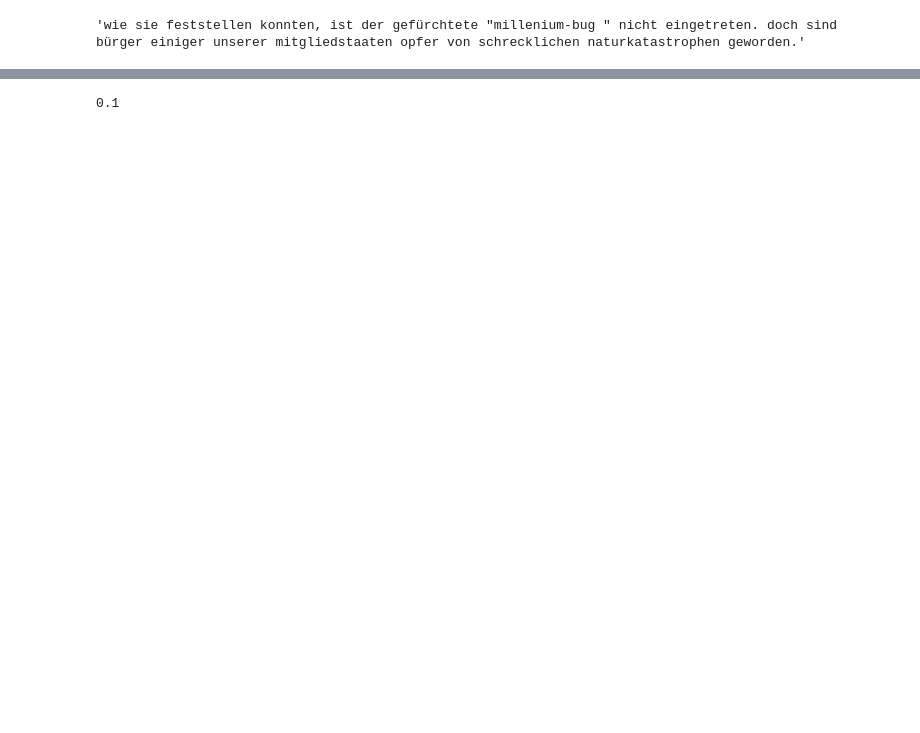
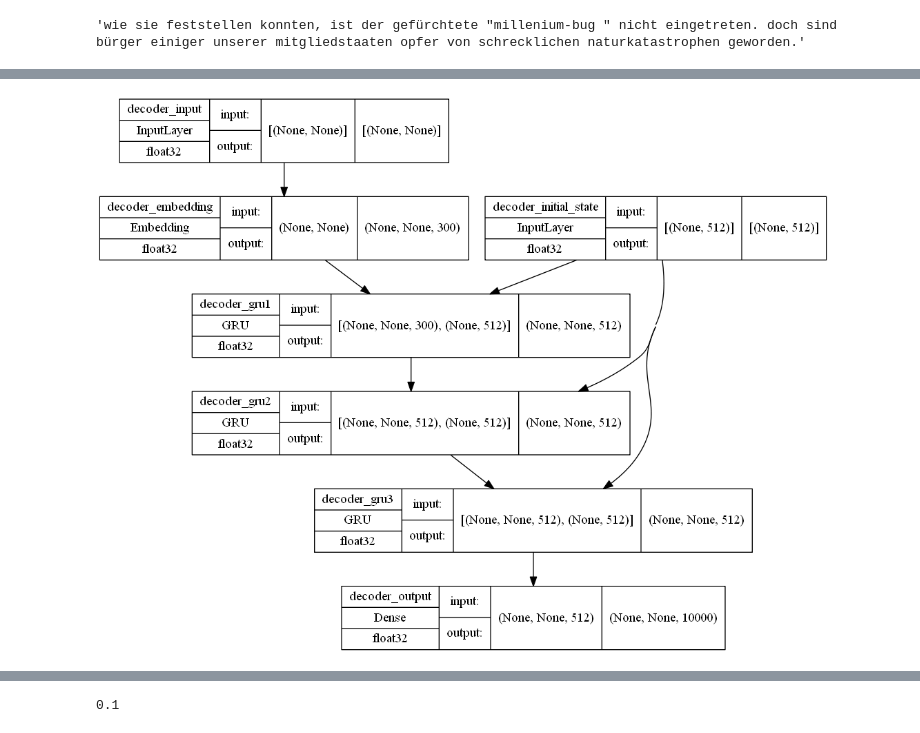
Before and after one commit to AhmedTammaa/English-German-Translator, a Jupyter notebook: Machine Translation.ipynb, the cells around one changed output, grey strips where cells are left out. Cells and saved outputs as stored; diff of their text form; code cells hidden in the pictures; blank space fills up the shorter version.

```diff
--- a/Machine Translation.ipynb
+++ b/Machine Translation.ipynb
@@ -305,0 +214,14 @@ callbacks = [callback_early_stopping,
+# %%
+
+tf.keras.utils.plot_model(
+    decoder_model,
+    show_shapes=True,
+    show_dtype=True,
+    show_layer_names=True,
+    rankdir="TB",
+    expand_nested=True,
+    dpi=96,
+    layer_range=None,
+)
+# %% [output]
+[figure, added]
```
Also changed, not shown: parts of 49 cells of this notebook, 3 other files.
